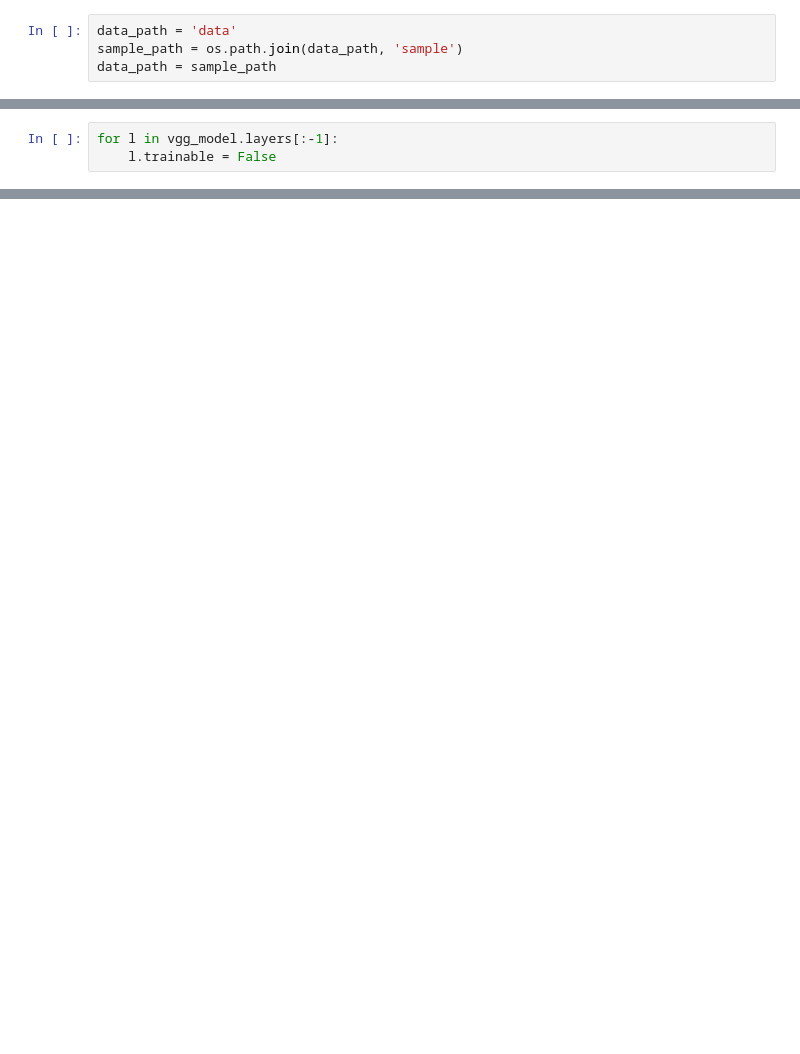
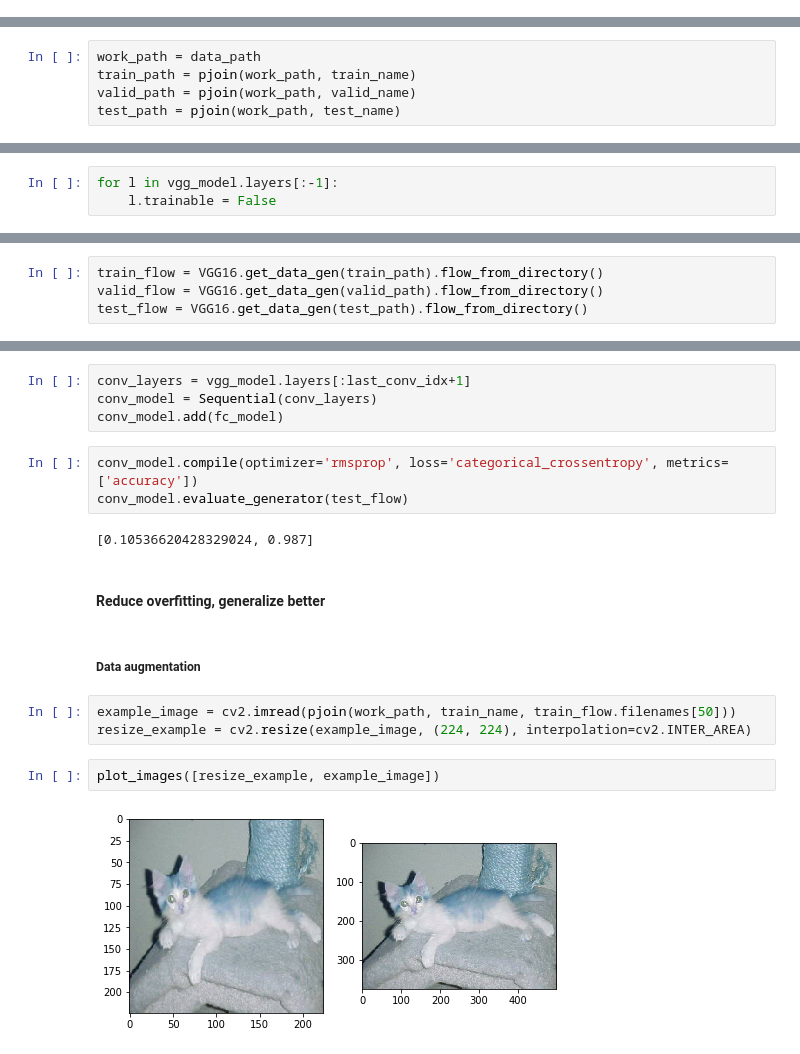
Before and after one commit to zeroohub/kaggle_fun, a Jupyter notebook: dogs_vs_cats_redux_kernels_edition/main.ipynb, the cells around one changed output, grey strips where cells are left out. Drawn from its saved outputs; the diff is of its cells as text; blank space fills up the shorter version.

Commit message:
Dogs vs cats (#6)
get 98.6 accuracy

```diff
--- a/dogs_vs_cats_redux_kernels_edition/main.ipynb
+++ b/dogs_vs_cats_redux_kernels_edition/main.ipynb
@@ -20,4 +30,0 @@ ImportError: No module named utils.commands
-# %%
-data_path = 'data'
-sample_path = os.path.join(data_path, 'sample')
-data_path = sample_path
@@ -90,3 +84,8 @@ os.chdir(cwd)
+# %%
+work_path = data_path
+train_path = pjoin(work_path, train_name)
+valid_path = pjoin(work_path, valid_name)
+test_path = pjoin(work_path, test_name)
 # %%
 from utils.pretrained_models import VGG16
 from keras.preprocessing.image import ImageDataGenerator
@@ -152,0 +187,4 @@ array([[9.9922144e-01, 7.7851169e-04],
+# %%
+train_flow = VGG16.get_data_gen(train_path).flow_from_directory()
+valid_flow = VGG16.get_data_gen(valid_path).flow_from_directory()
+test_flow = VGG16.get_data_gen(test_path).flow_from_directory()
@@ -152,0 +264,20 @@ array([[9.9922144e-01, 7.7851169e-04],
+# %%
+conv_layers = vgg_model.layers[:last_conv_idx+1]
+conv_model = Sequential(conv_layers)
+conv_model.add(fc_model)
+# %%
+conv_model.compile(optimizer='rmsprop', loss='categorical_crossentropy', metrics=['accuracy'])
+conv_model.evaluate_generator(test_flow)
+# %% [output]
+[0.10536620428329024, 0.987]
+# %% [markdown]
+#### Reduce overfitting, generalize better
+# %% [markdown]
+##### Data augmentation
+# %%
+example_image = cv2.imread(pjoin(work_path, train_name, train_flow.filenames[50]))
+resize_example = cv2.resize(example_image, (224, 224), interpolation=cv2.INTER_AREA)
+# %%
+plot_images([resize_example, example_image])
+# %% [output]
+[figure, added]
```
Also changed, not shown: parts of 72 cells of this notebook, 3 other files.
